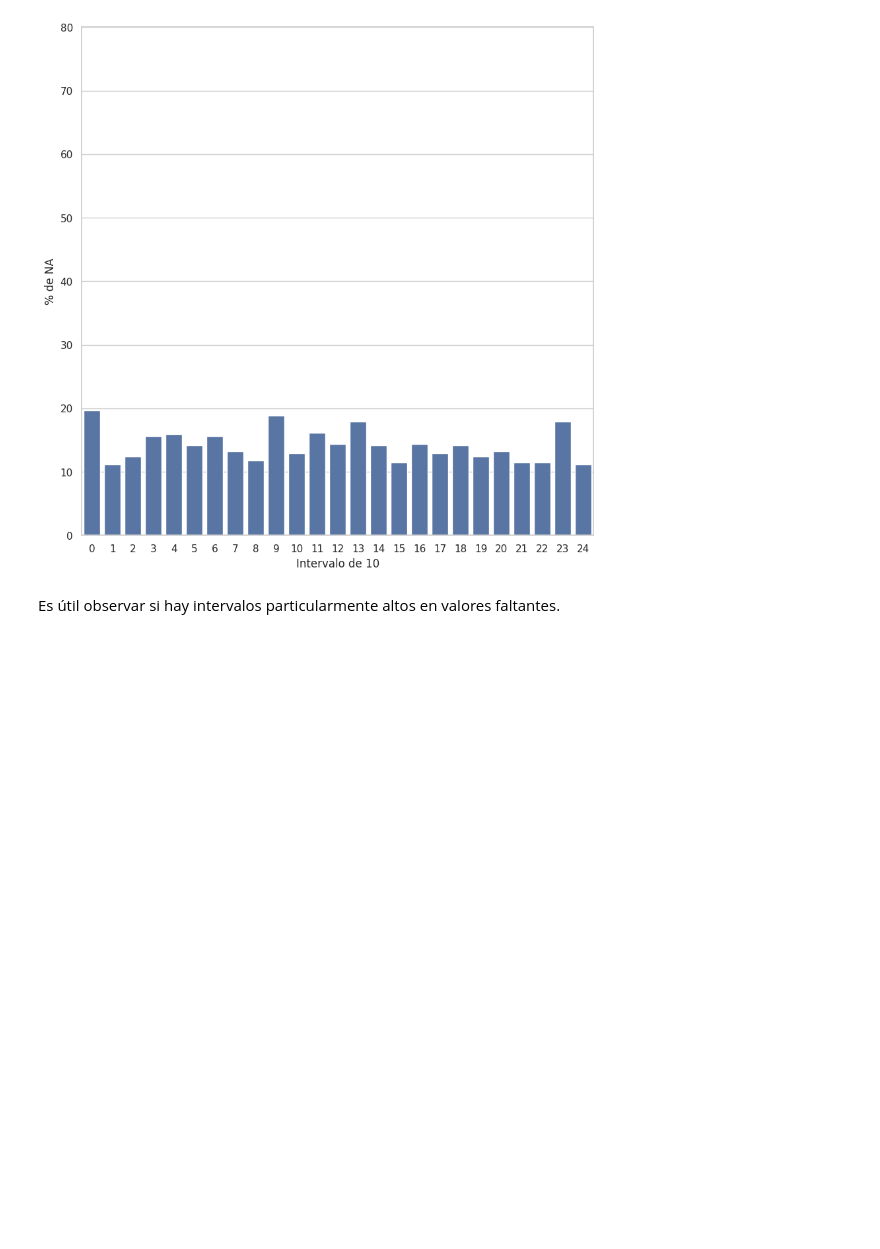
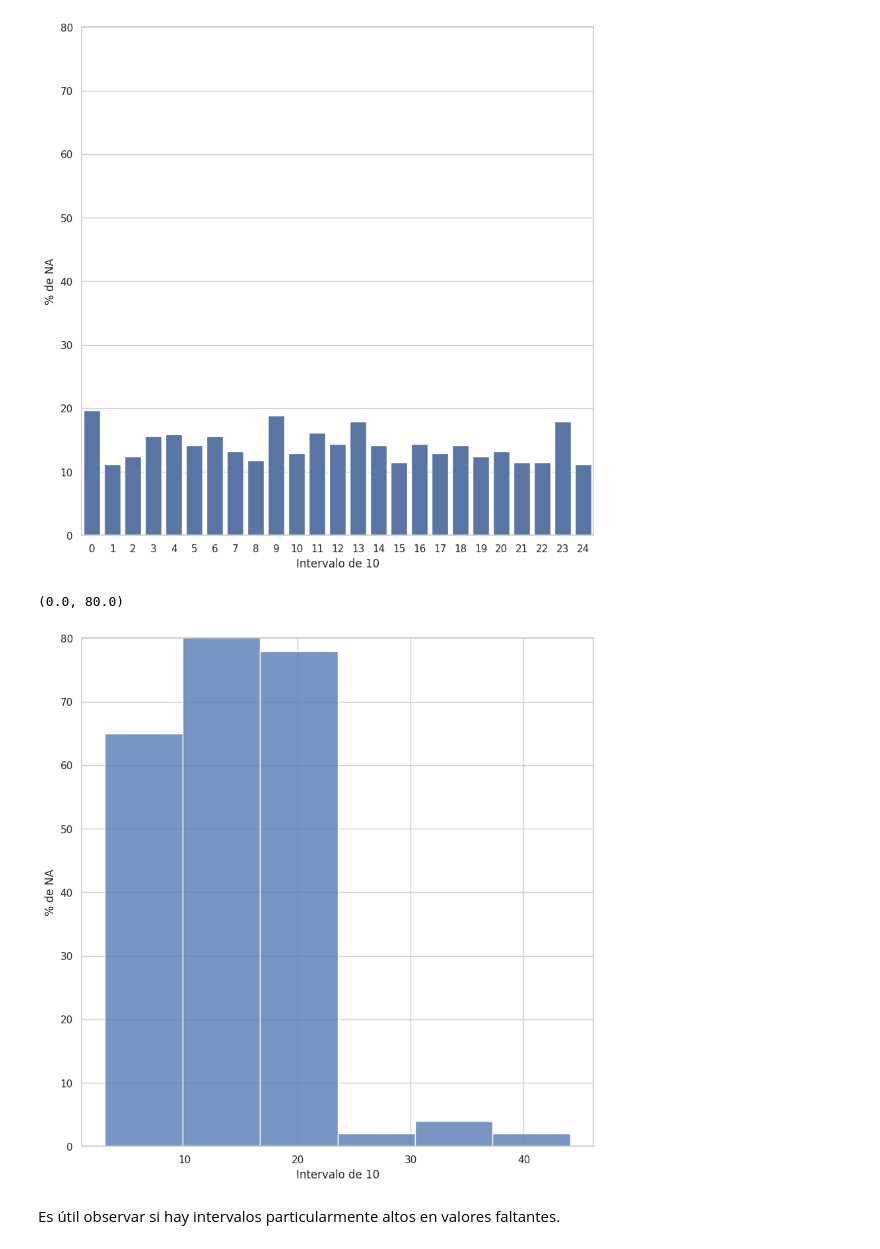
Before and after one commit to Changeryto/Manejo_de_NA_en_Python, a Jupyter notebook: notebooks/03-RTG-Tabular_valores_faltantes.ipynb, the cells around one changed output. Saved outputs shown, nothing was run; the diff lists cells and outputs as text; code cells hidden in the pictures; blank space fills up the shorter version.

```diff
--- a/notebooks/03-RTG-Tabular_valores_faltantes.ipynb
+++ b/notebooks/03-RTG-Tabular_valores_faltantes.ipynb
@@ -310,6 +309,17 @@ plt.ylim([0, 80])
 # %% [output]
 (0.0, 80.0)
 [figure]
+# %%
+riskfactors.missing.row_summary()[["prc_na"]].reset_index().pipe(
+    lambda data : sns.histplot(data, x="prc_na", binwidth=7
+)
+)
+plt.xlabel(f"Intervalo de {span}")
+plt.ylabel("% de NA")
+plt.ylim([0, 80])
+# %% [output]
+(0.0, 80.0)
+[figure, added]
 # %% [markdown]
 Es útil observar si hay intervalos particularmente altos en valores faltantes.
 # %% [markdown]
```
Also changed, not shown: parts of 5 cells of this notebook, 3 other files.
